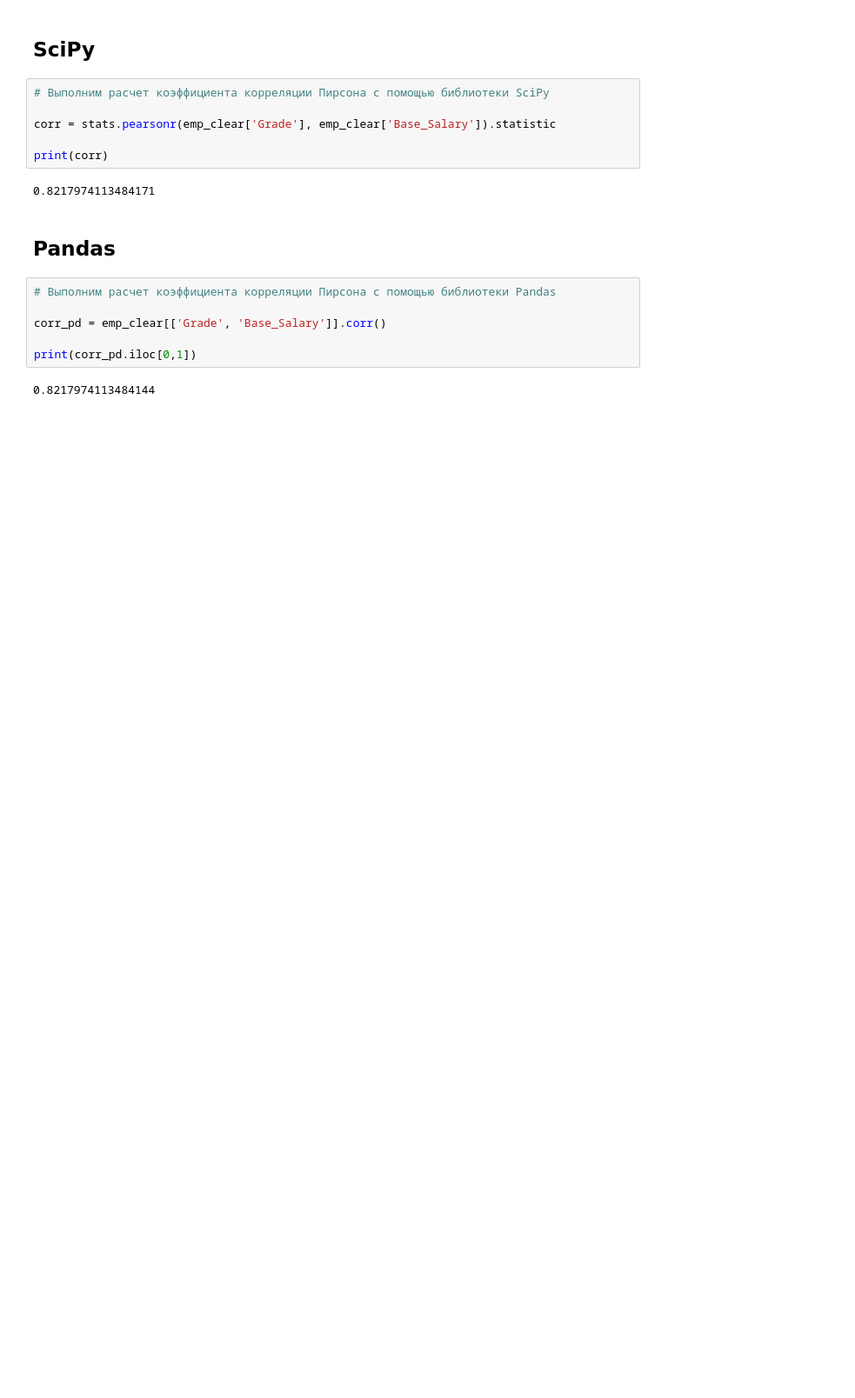
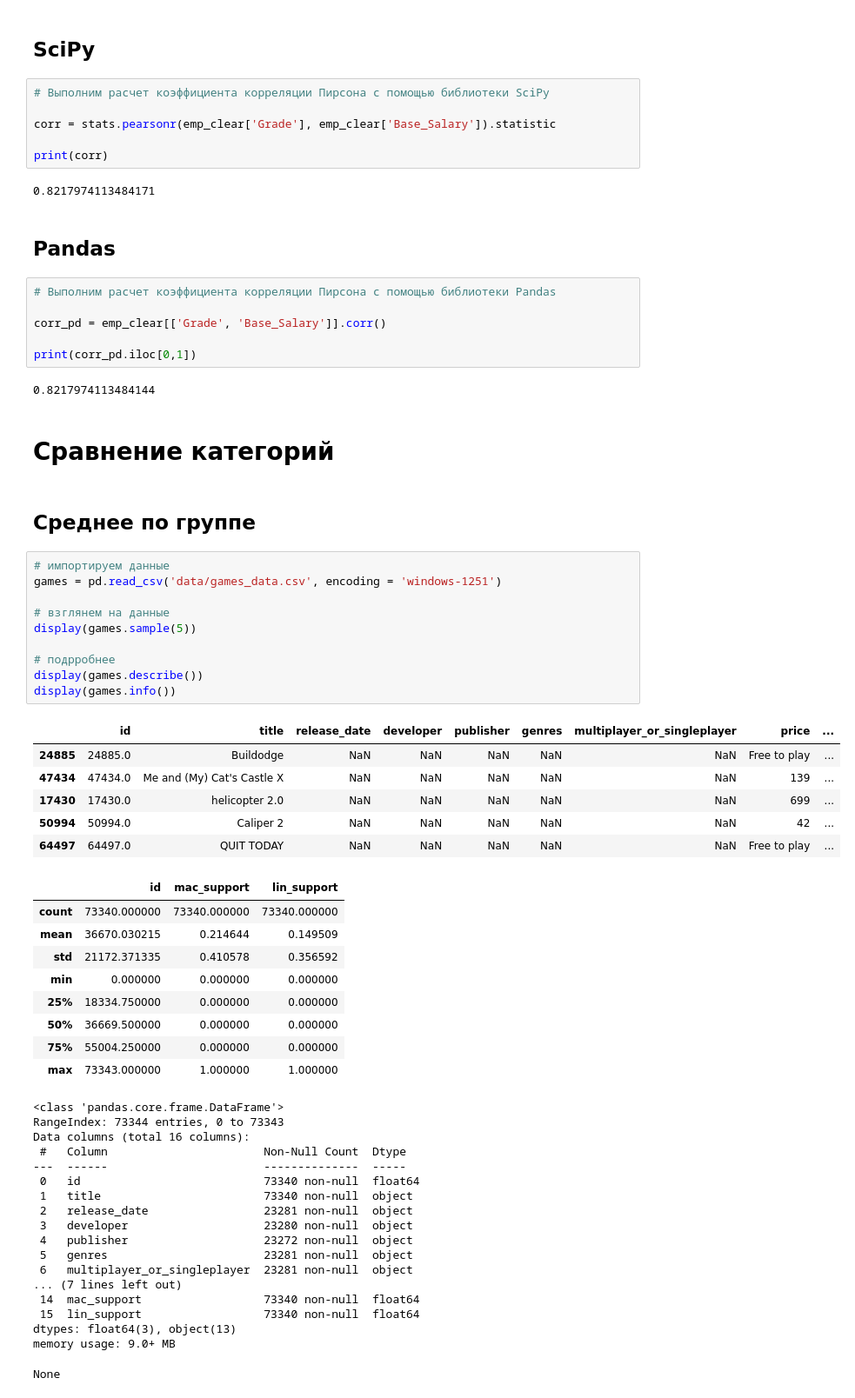
Before and after one commit to Korablinr54/Statistics, a Jupyter notebook: Взаимодействия между переменными.ipynb, the cells around one changed output. Shown at 87% size. Saved outputs shown, nothing was run; the diff lists cells and outputs as text; blank space fills up the shorter version.

Commit message:
Сравнение по группам - 1

```diff
--- a/Взаимодействия между переменными.ipynb
+++ b/Взаимодействия между переменными.ipynb
@@ -177,3 +177,51 @@ corr_pd = emp_clear[['Grade', 'Base_Salary']].corr()
 print(corr_pd.iloc[0,1])
 # %% [output]
 0.8217974113484144
+# %% [markdown]
+# Сравнение категорий
+# %% [markdown]
+## Среднее по группе
+# %%
+# импортируем данные
+games = pd.read_csv('data/games_data.csv', encoding = 'windows-1251')
+
+# взглянем на данные
+display(games.sample(5))
+
+# подрробнее
+display(games.describe())
+display(games.info())
+# %% [output]
+|  | id | title | release_date | developer | publisher | genres | multiplayer_or_singleplayer | price | ... |
+| 24885 | 24885.0 | Buildodge | NaN | NaN | NaN | NaN | NaN | Free to play | ... |
+| 47434 | 47434.0 | Me and (My) Cat's Castle X | NaN | NaN | NaN | NaN | NaN | 139 | ... |
+| 17430 | 17430.0 | helicopter 2.0 | NaN | NaN | NaN | NaN | NaN | 699 | ... |
+| 50994 | 50994.0 | Caliper 2 | NaN | NaN | NaN | NaN | NaN | 42 | ... |
+| 64497 | 64497.0 | QUIT TODAY | NaN | NaN | NaN | NaN | NaN | Free to play | ... |
+|  | id | mac_support | lin_support |
+| count | 73340.000000 | 73340.000000 | 73340.000000 |
+| mean | 36670.030215 | 0.214644 | 0.149509 |
+| std | 21172.371335 | 0.410578 | 0.356592 |
+| min | 0.000000 | 0.000000 | 0.000000 |
+| 25% | 18334.750000 | 0.000000 | 0.000000 |
+| 50% | 36669.500000 | 0.000000 | 0.000000 |
+| 75% | 55004.250000 | 0.000000 | 0.000000 |
+| max | 73343.000000 | 1.000000 | 1.000000 |
+<class 'pandas.core.frame.DataFrame'>
+RangeIndex: 73344 entries, 0 to 73343
+Data columns (total 16 columns):
+ #   Column                       Non-Null Count  Dtype
+---  ------                       --------------  -----
+ 0   id                           73340 non-null  float64
+ 1   title                        73340 non-null  object
+ 2   release_date                 23281 non-null  object
+ 3   developer                    23280 non-null  object
+ 4   publisher                    23272 non-null  object
+ 5   genres                       23281 non-null  object
+ 6   multiplayer_or_singleplayer  23281 non-null  object
+... (7 lines left out)
+ 14  mac_support                  73340 non-null  float64
+ 15  lin_support                  73340 non-null  float64
+dtypes: float64(3), object(13)
+memory usage: 9.0+ MB
+None
```
Also changed, not shown: parts of 2 cells of this notebook, 1 other file.
